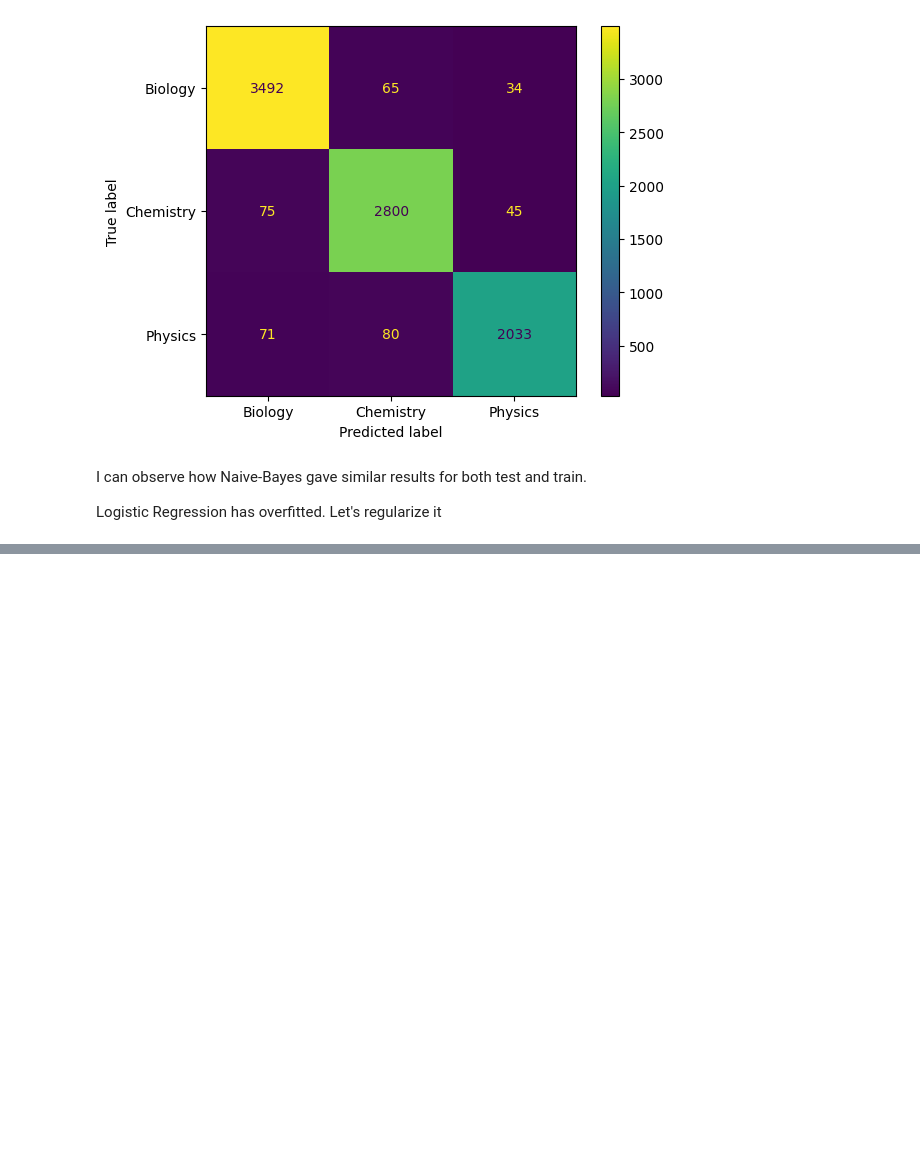
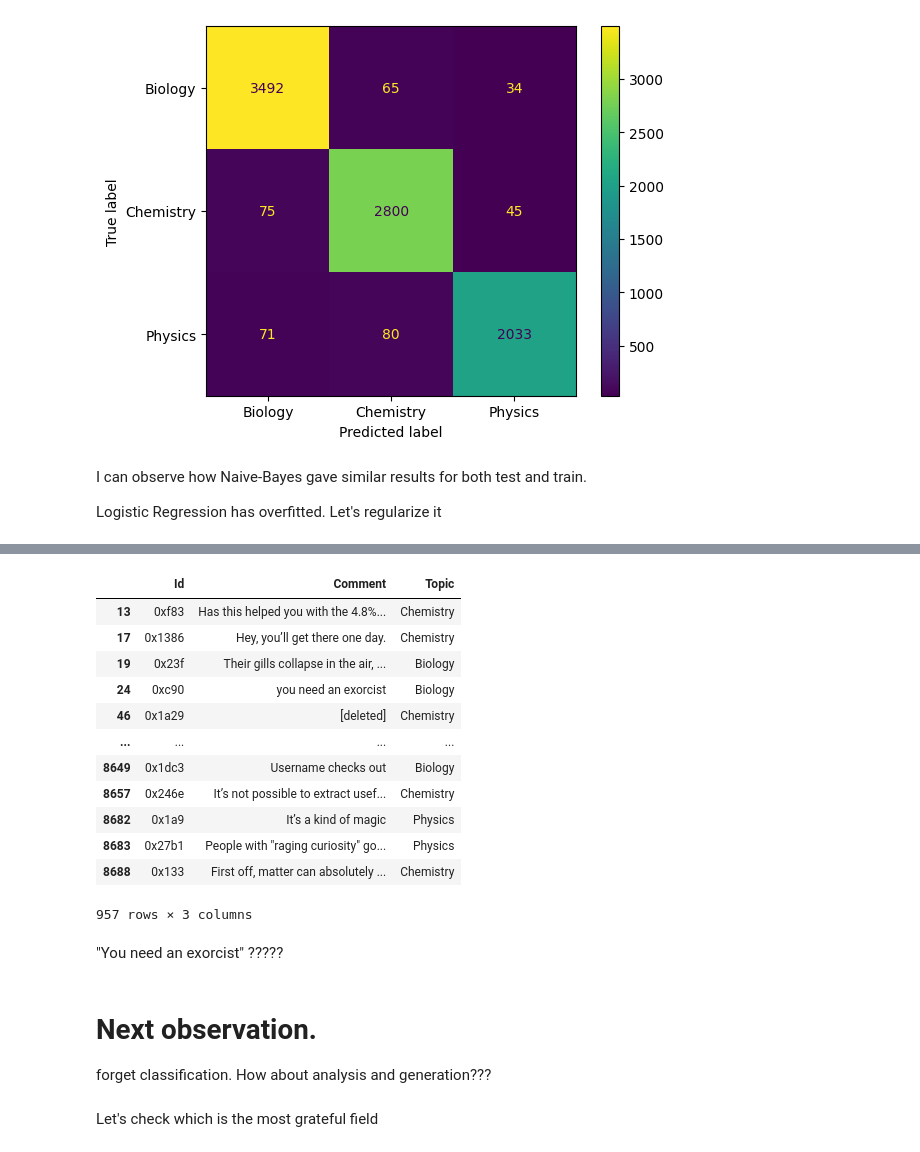
Before and after one commit to I-am-Sakthivel/phy_chem_bio, a Jupyter notebook: phy_chem_bio.ipynb, the cells around one changed output, grey strips where cells are left out. Drawn from its saved outputs; the diff is of its cells as text; code cells hidden in the pictures; blank space fills up the shorter version.

```diff
--- a/phy_chem_bio.ipynb
+++ b/phy_chem_bio.ipynb
@@ -377,0 +461,3 @@ for i in [1e-4,1e-3,1e-2]:
+# %%
+tflog.fit(X_list,y_train)
+y_pred_tflog_train=tflog.predict(X_list)
@@ -377,0 +522,7 @@ for i in [1e-4,1e-3,1e-2]:
+# %%
+cb=Pipeline([
+    ('tfve',TfidfVectorizer(lowercase=True)),
+    ('cb',ComplementNB())
+])
+# %%
+cb.fit(X_list,y_train)
@@ -377,0 +531,2 @@ for i in [1e-4,1e-3,1e-2]:
+# %%
+y_pred_cb_train=cb.predict(X_list)
@@ -377,0 +559,25 @@ for i in [1e-4,1e-3,1e-2]:
+# %%
+df[y_train!=y_pred_cb_train]
+# %% [output]
+|  | Id | Comment | Topic |
+| 13 | 0xf83 | Has this helped you with the 4.8%... | Chemistry |
+| 17 | 0x1386 | Hey, you’ll get there one day. | Chemistry |
+| 19 | 0x23f | Their gills collapse in the air, ... | Biology |
+| 24 | 0xc90 | you need an exorcist | Biology |
+| 46 | 0x1a29 | [deleted] | Chemistry |
+| ... | ... | ... | ... |
+| 8649 | 0x1dc3 | Username checks out | Biology |
+| 8657 | 0x246e | It’s not possible to extract usef... | Chemistry |
+| 8682 | 0x1a9 | It’s a kind of magic | Physics |
+| 8683 | 0x27b1 | People with "raging curiosity" go... | Physics |
+| 8688 | 0x133 | First off, matter can absolutely ... | Chemistry |
+957 rows × 3 columns
+# %% [markdown]
+"You need an exorcist" ?????
+# %% [markdown]
+# Next observation.
+
+
+forget classification. How about analysis and generation???
+# %% [markdown]
+Let's check which is the most grateful field
```
Also changed, not shown: parts of 36 cells of this notebook.
